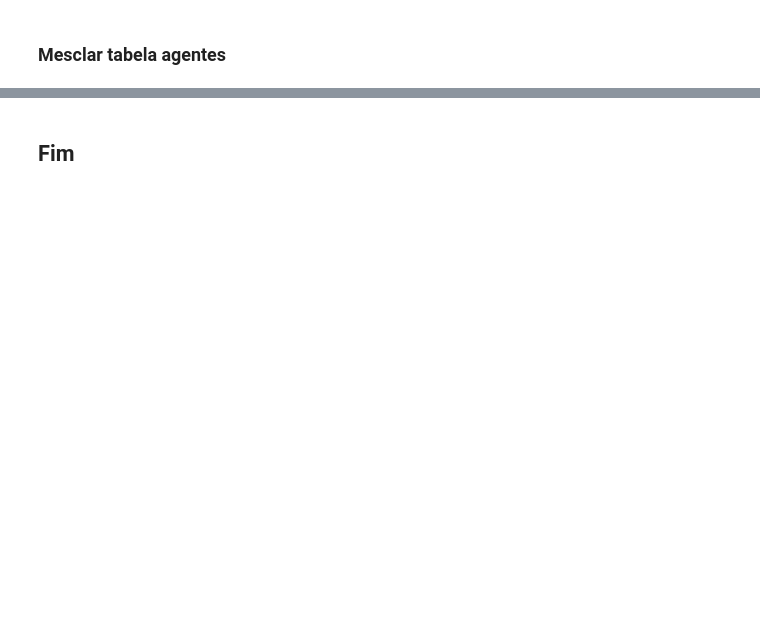
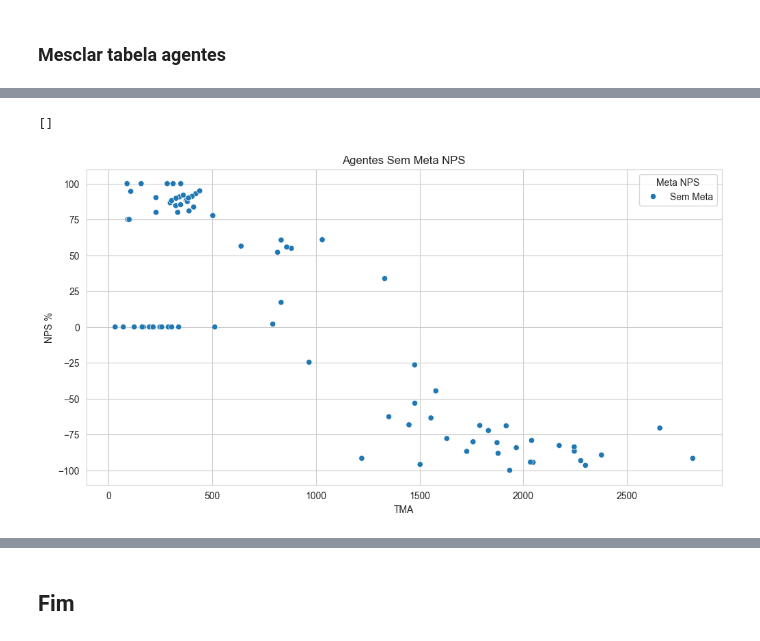
Before and after one commit to Marvin99SO/CAC-Case, a Jupyter notebook: notebooks/ead_virtex.ipynb, the cells around one changed output, grey strips where cells are left out. Drawn from its saved outputs; the diff is of its cells as text; code cells hidden in the pictures; blank space fills up the shorter version.

```diff
--- a/notebooks/ead_virtex.ipynb
+++ b/notebooks/ead_virtex.ipynb
@@ -935,0 +980,17 @@ fig1.plot()
+# %%
+df_final_sem_meta = df_final_com_turno[df_final_com_turno['Meta NPS'] == "Sem Meta"]
+fig1 = sns.scatterplot(
+    data=df_final_sem_meta,
+    x='tma_medio',
+    y='nota_nps',
+    hue='Meta NPS',
+)
+
+fig1.set_title("Agentes Sem Meta NPS")
+fig1.set_ylabel("NPS %")
+fig1.set_xlabel("TMA")
+
+fig1.plot()
+# %% [output]
+[]
+[figure, added]
```
Also changed, not shown: parts of 15 cells of this notebook, 3 other files.
